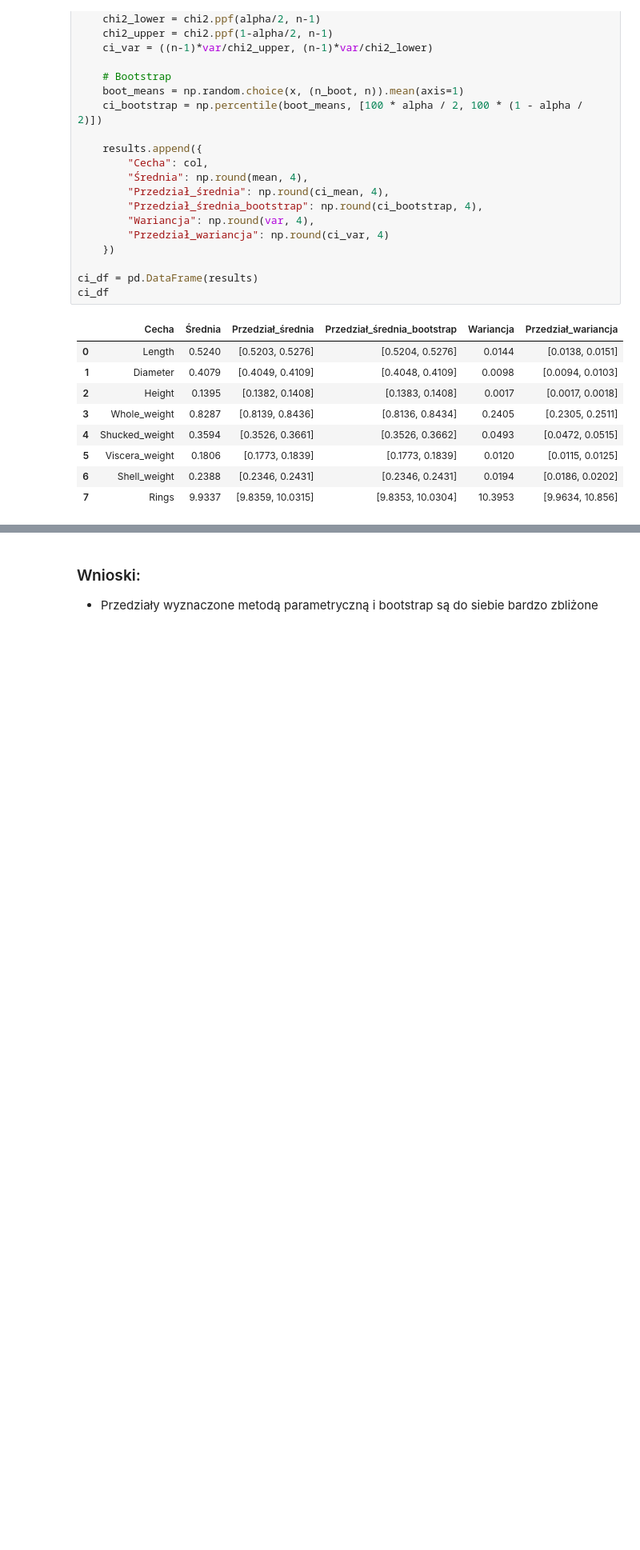
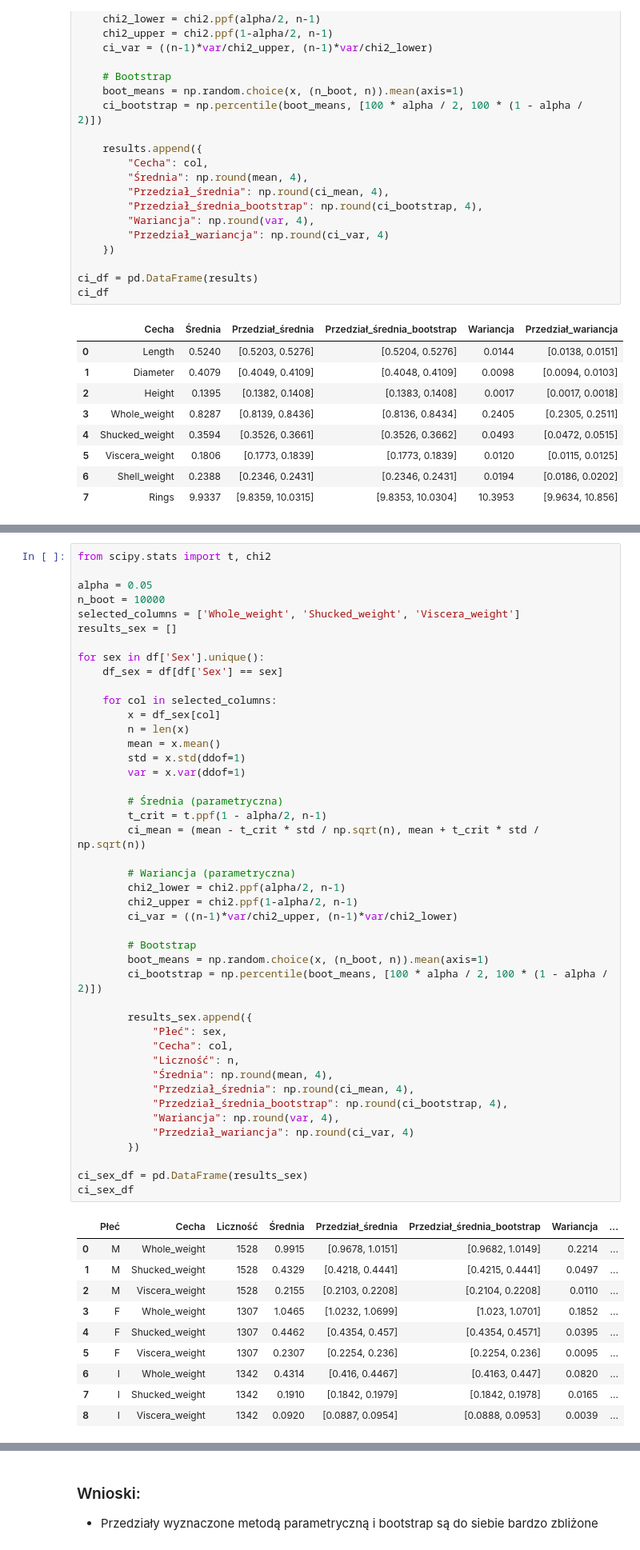
Before and after one commit to czajkowski-szymon/sip, a Jupyter notebook: test.ipynb, the cells around one changed output, grey strips where cells are left out. Shown at 80% size. Drawn from its saved outputs; the diff is of its cells as text; blank space fills up the shorter version.

```diff
--- a/test.ipynb
+++ b/test.ipynb
@@ -184,0 +262,55 @@ ci_df
+# %%
+from scipy.stats import t, chi2
+
+alpha = 0.05
+n_boot = 10000
+selected_columns = ['Whole_weight', 'Shucked_weight', 'Viscera_weight']
+results_sex = []
+
+for sex in df['Sex'].unique():
+    df_sex = df[df['Sex'] == sex]
+
+    for col in selected_columns:
+        x = df_sex[col]
+        n = len(x)
+        mean = x.mean()
+        std = x.std(ddof=1)
+        var = x.var(ddof=1)
+
+        # Średnia (parametryczna)
+        t_crit = t.ppf(1 - alpha/2, n-1)
+        ci_mean = (mean - t_crit * std / np.sqrt(n), mean + t_crit * std / np.sqrt(n))
+
+        # Wariancja (parametryczna)
+        chi2_lower = chi2.ppf(alpha/2, n-1)
+        chi2_upper = chi2.ppf(1-alpha/2, n-1)
+        ci_var = ((n-1)*var/chi2_upper, (n-1)*var/chi2_lower)
+
+        # Bootstrap
+        boot_means = np.random.choice(x, (n_boot, n)).mean(axis=1)
+        ci_bootstrap = np.percentile(boot_means, [100 * alpha / 2, 100 * (1 - alpha / 2)])
+
+        results_sex.append({
+            "Płeć": sex,
+            "Cecha": col,
+            "Liczność": n,
+            "Średnia": np.round(mean, 4),
+            "Przedział_średnia": np.round(ci_mean, 4),
+            "Przedział_średnia_bootstrap": np.round(ci_bootstrap, 4),
+            "Wariancja": np.round(var, 4),
+            "Przedział_wariancja": np.round(ci_var, 4)
+        })
+
+ci_sex_df = pd.DataFrame(results_sex)
+ci_sex_df
+# %% [output]
+|  | Płeć | Cecha | Liczność | Średnia | Przedział_średnia | Przedział_średnia_bootstrap | Wariancja | ... |
+| 0 | M | Whole_weight | 1528 | 0.9915 | [0.9678, 1.0151] | [0.9682, 1.0149] | 0.2214 | ... |
+| 1 | M | Shucked_weight | 1528 | 0.4329 | [0.4218, 0.4441] | [0.4215, 0.4441] | 0.0497 | ... |
+| 2 | M | Viscera_weight | 1528 | 0.2155 | [0.2103, 0.2208] | [0.2104, 0.2208] | 0.0110 | ... |
+| 3 | F | Whole_weight | 1307 | 1.0465 | [1.0232, 1.0699] | [1.023, 1.0701] | 0.1852 | ... |
+| 4 | F | Shucked_weight | 1307 | 0.4462 | [0.4354, 0.457] | [0.4354, 0.4571] | 0.0395 | ... |
+| 5 | F | Viscera_weight | 1307 | 0.2307 | [0.2254, 0.236] | [0.2254, 0.236] | 0.0095 | ... |
+| 6 | I | Whole_weight | 1342 | 0.4314 | [0.416, 0.4467] | [0.4163, 0.447] | 0.0820 | ... |
+| 7 | I | Shucked_weight | 1342 | 0.1910 | [0.1842, 0.1979] | [0.1842, 0.1978] | 0.0165 | ... |
+| 8 | I | Viscera_weight | 1342 | 0.0920 | [0.0887, 0.0954] | [0.0888, 0.0953] | 0.0039 | ... |
```
Also changed, not shown: parts of 12 cells of this notebook.
